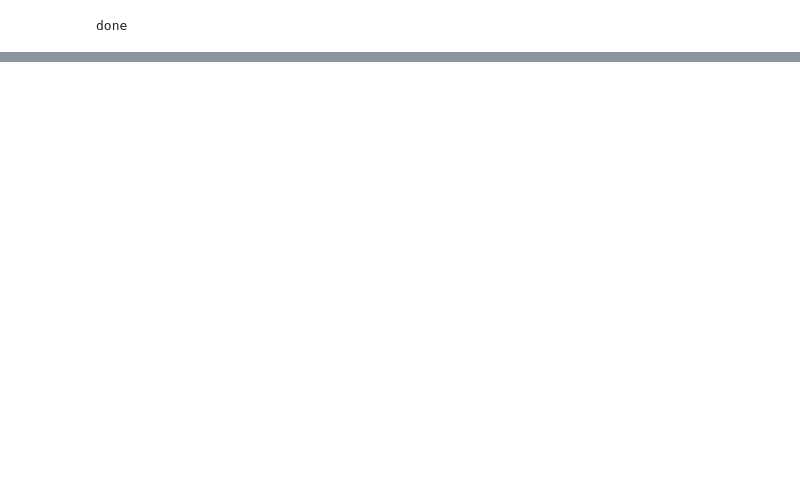
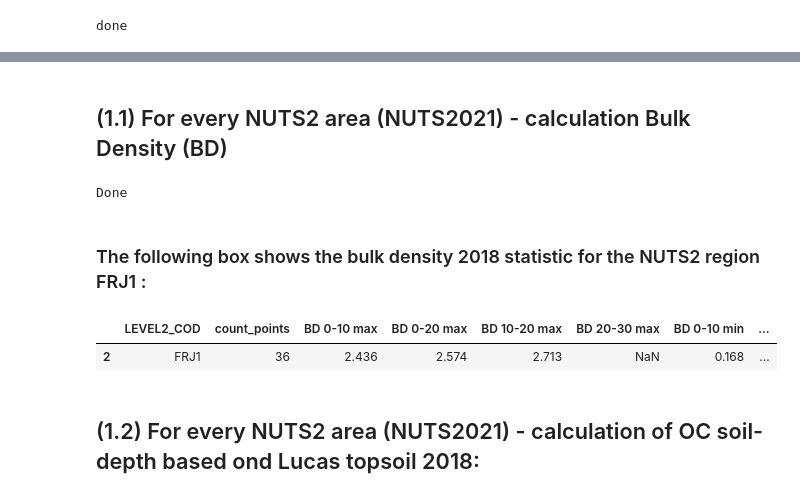
Before and after one commit to MarvinMosel/ETC_DI, a Jupyter notebook: notebooks/f04_carbon/lucas/Soil_organic_carbon.ipynb, the cells around one changed output, grey strips where cells are left out. Drawn from its saved outputs; the diff is of its cells as text; code cells hidden in the pictures; blank space fills up the shorter version.

```diff
--- a/notebooks/f04_carbon/lucas/Soil_organic_carbon.ipynb
+++ b/notebooks/f04_carbon/lucas/Soil_organic_carbon.ipynb
@@ -200,0 +208,80 @@ df_oc2018_nuts2.boxplot(by ='NUTS_0', column =['OC'], grid = False, figsize=(15,
+# %% [markdown]
+## (1.1) For every NUTS2 area (NUTS2021) - calculation Bulk Density (BD)
+# %%
+# Bulk density (BD) 2018
+
+engine = sa.create_engine('mssql+pyodbc://' + "GREENMONKEY" + '/' + "Carbon_Mapping" + '?trusted_connection=yes&driver=ODBC+Driver+13+for+SQL+Server')
+connection = engine.raw_connection()
+cursor = connection.cursor()
+
+
+query1 =( '''
+SELECT [BulkDensity_2018].[POINT_ID]
+      ,[BD 0-10]
+      ,[BD 10-20]
+      ,[BD 20-30]
+      ,[BD 0-20]
+	,[LEVEL2_COD]
+
+  FROM [Carbon_Mapping].[lucas].[BulkDensity_2018]
+  left join [lucas].[lucas_grid_with_admin_2021_information_v2023_1]
+     on [BulkDensity_2018].[POINT_ID] = [lucas_grid_with_admin_2021_information_v2023_1].[POINT_ID]
+
+''')
+df_bulk_density_2018 = pd.read_sql(query1, engine)
+#----------------------------------------------------------------------------------------------------
+## drop table if exists:
+sql_query1=( '''Drop table if exists [Carbon_Mapping].[lucas].[BulkDensity_2018_nuts2]''')
+cursor.execute(sql_query1)
+#cursor.close()
+#connection.commit()
+
+
+sql_query2 =( '''
+/****** Script calculation min, max, avg bulk density 2018 for nuts2 (version 2021) ******/
+SELECT [LEVEL2_COD]
+ 	 ,count([LEVEL2_COD]) as count_points
+      ,max([BD 0-10]) as [BD 0-10 max]
+	  ,max([BD 0-20]) as [BD 0-20 max]
+      ,max([BD 10-20]) as [BD 10-20 max]
+	  ,max([BD 20-30]) as [BD 20-30 max]
+
+	  ,min([BD 0-10]) as [BD 0-10 min]
+	  ,min([BD 0-20]) as [BD 0-20 min]
+      ,min([BD 10-20]) as [BD 10-20 min]
+	  ,min([BD 20-30]) as [BD 20-30 min]
+
+	  ,avg([BD 0-10]) as [BD 0-10 avg]
+	  ,avg([BD 0-20]) as [BD 0-20 avg]
+      ,avg([BD 10-20]) as [BD 10-20 avg]
+	  ,avg([BD 20-30]) as [BD 20-30 avg]
+
+into  [Carbon_Mapping].[lucas].[BulkDensity_2018_nuts2]
+  FROM [Carbon_Mapping].[lucas].[BulkDensity_2018]
+  left join [lucas].[lucas_grid_with_admin_2021_information_v2023_1]
+     on [BulkDensity_2018].[POINT_ID] = [lucas_grid_with_admin_2021_information_v2023_1].[POINT_ID]
+group by [LEVEL2_COD]
+''')
+cursor.execute(sql_query2)
+cursor.close()
+connection.commit()
+
+
+query3 =('''Select * from [Carbon_Mapping].[lucas].[BulkDensity_2018_nuts2]''')
+df_bulk_density_2018_nuts2_stats = pd.read_sql(query3, engine)
+
+print ("Done")
+# %% [output]
+Done
+# %% [markdown]
+### The following box shows the bulk density 2018 statistic for the NUTS2 region FRJ1 :
+# %%
+#df_example_nuts3_bd18 = [df_bulk_density_2018_nuts2_stats['LEVEL2_COD'] =='FRJ1']
+df2=df_bulk_density_2018_nuts2_stats[df_bulk_density_2018_nuts2_stats["LEVEL2_COD"] == 'FRJ1']
+df2
+# %% [output]
+|  | LEVEL2_COD | count_points | BD 0-10 max | BD 0-20 max | BD 10-20 max | BD 20-30 max | BD 0-10 min | ... |
+| 2 | FRJ1 | 36 | 2.436 | 2.574 | 2.713 | NaN | 0.168 | ... |
+# %% [markdown]
+
+## (1.2) For every NUTS2 area (NUTS2021) - calculation of OC soil-depth based ond Lucas topsoil 2018:
```
Also changed, not shown: parts of 16 cells of this notebook.
